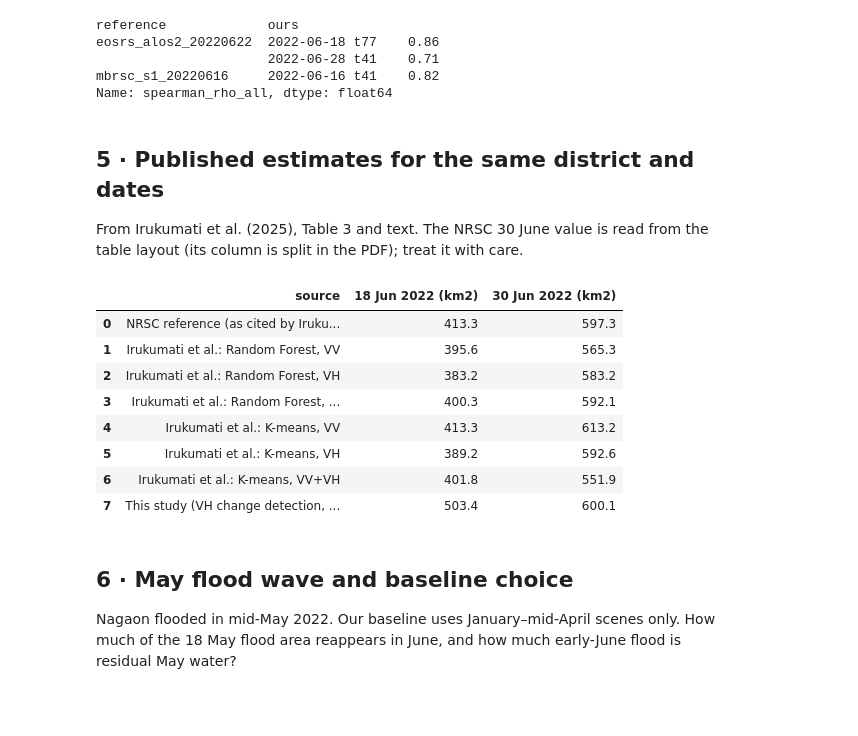
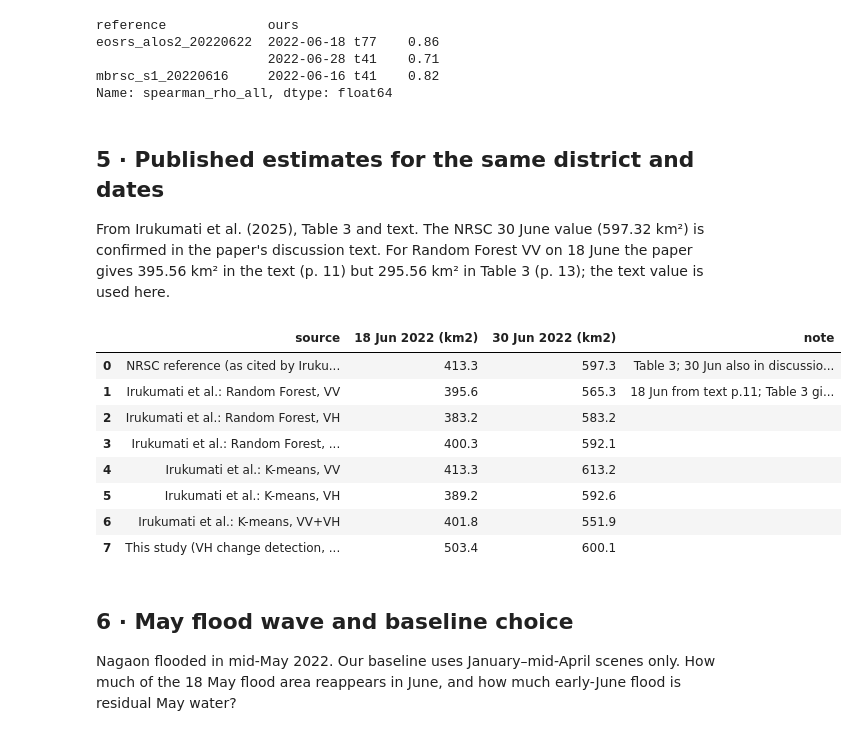
Before and after one commit to AadyantNeog/GISproject, a Jupyter notebook: notebooks/05_validation.ipynb, the cells around one changed output. Cells and saved outputs as stored; diff of their text form; code cells hidden in the pictures; blank space fills up the shorter version.

```diff
--- a/notebooks/05_validation.ipynb
+++ b/notebooks/05_validation.ipynb
@@ -162,33 +162,33 @@ Name: spearman_rho_all, dtype: float64
 # %% [markdown]
 ## 5 · Published estimates for the same district and dates
 
-From Irukumati et al. (2025), Table 3 and text. The NRSC 30 June value is read from the table layout (its column is split in the PDF); treat it with care.
+From Irukumati et al. (2025), Table 3 and text. The NRSC 30 June value (597.32 km²) is confirmed in the paper's discussion text. For Random Forest VV on 18 June the paper gives 395.56 km² in the text (p. 11) but 295.56 km² in Table 3 (p. 13); the text value is used here.
 # %%
 areas = pd.read_csv(config.OUT_TABLES / "flood_area_by_date.csv")
 ours18 = areas.query("date == '2022-06-18'").flood_km2.iloc[0]
 ours30 = areas.query("date == '2022-06-30'").flood_km2.iloc[0]
 pub = pd.DataFrame([
-    ("NRSC reference (as cited by Irukumati et al.)", 413.28, 597.32),
-    ("Irukumati et al.: Random Forest, VV", 395.56, 565.27),
-    ("Irukumati et al.: Random Forest, VH", 383.19, 583.21),
-    ("Irukumati et al.: Random Forest, VV+VH", 400.29, 592.12),
-    ("Irukumati et al.: K-means, VV", 413.28, 613.23),
-    ("Irukumati et al.: K-means, VH", 389.24, 592.64),
-    ("Irukumati et al.: K-means, VV+VH", 401.78, 551.93),
-    ("This study (VH change detection, Otsu)", ours18, ours30),
-], columns=["source", "18 Jun 2022 (km2)", "30 Jun 2022 (km2)"])
+    ("NRSC reference (as cited by Irukumati et al.)", 413.28, 597.32, "Table 3; 30 Jun also in discussion text"),
+    ("Irukumati et al.: Random Forest, VV", 395.56, 565.27, "18 Jun from text p.11; Table 3 gives 295.56"),
+    ("Irukumati et al.: Random Forest, VH", 383.19, 583.21, ""),
+    ("Irukumati et al.: Random Forest, VV+VH", 400.29, 592.12, ""),
+    ("Irukumati et al.: K-means, VV", 413.28, 613.23, ""),
+    ("Irukumati et al.: K-means, VH", 389.24, 592.64, ""),
+    ("Irukumati et al.: K-means, VV+VH", 401.78, 551.93, ""),
+    ("This study (VH change detection, Otsu)", ours18, ours30, ""),
+], columns=["source", "18 Jun 2022 (km2)", "30 Jun 2022 (km2)", "note"])
 pub.to_csv(config.OUT_TABLES / "validation_published_areas.csv", index=False)
 pub.round(1)
 # %% [output]
-|  | source | 18 Jun 2022 (km2) | 30 Jun 2022 (km2) |
-| 0 | NRSC reference (as cited by Iruku... | 413.3 | 597.3 |
-| 1 | Irukumati et al.: Random Forest, VV | 395.6 | 565.3 |
-| 2 | Irukumati et al.: Random Forest, VH | 383.2 | 583.2 |
-| 3 | Irukumati et al.: Random Forest, ... | 400.3 | 592.1 |
-| 4 | Irukumati et al.: K-means, VV | 413.3 | 613.2 |
-| 5 | Irukumati et al.: K-means, VH | 389.2 | 592.6 |
-| 6 | Irukumati et al.: K-means, VV+VH | 401.8 | 551.9 |
-| 7 | This study (VH change detection, ... | 503.4 | 600.1 |
+|  | source | 18 Jun 2022 (km2) | 30 Jun 2022 (km2) | note |
+| 0 | NRSC reference (as cited by Iruku... | 413.3 | 597.3 | Table 3; 30 Jun also in discussio... |
+| 1 | Irukumati et al.: Random Forest, VV | 395.6 | 565.3 | 18 Jun from text p.11; Table 3 gi... |
+| 2 | Irukumati et al.: Random Forest, VH | 383.2 | 583.2 |  |
+| 3 | Irukumati et al.: Random Forest, ... | 400.3 | 592.1 |  |
+| 4 | Irukumati et al.: K-means, VV | 413.3 | 613.2 |  |
+| 5 | Irukumati et al.: K-means, VH | 389.2 | 592.6 |  |
+| 6 | Irukumati et al.: K-means, VV+VH | 401.8 | 551.9 |  |
+| 7 | This study (VH change detection, ... | 503.4 | 600.1 |  |
 # %% [markdown]
 ## 6 · May flood wave and baseline choice
 
```
Also changed, not shown: 20 other files.
